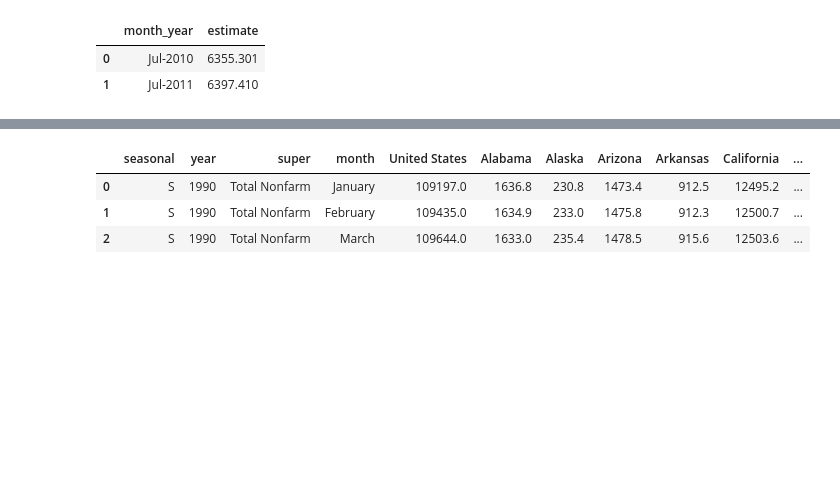
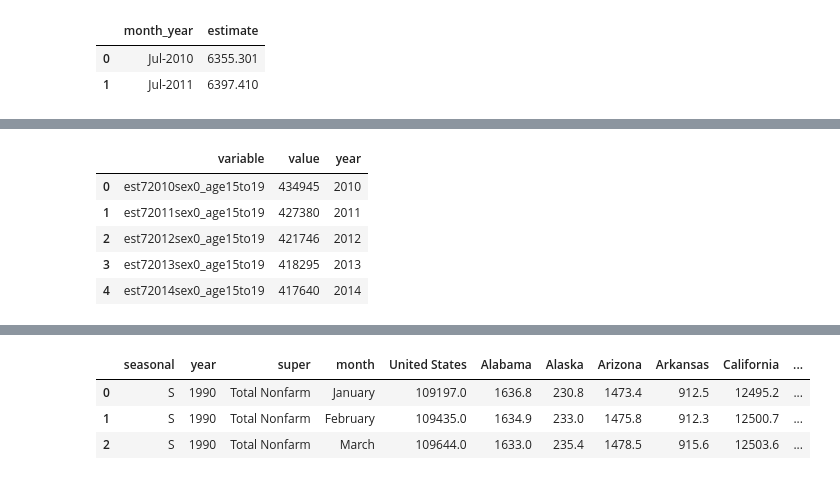
Before and after one commit to nashville-data-nerds/think_tennessee, a Jupyter notebook: notebooks/jobs_vs_population.ipynb, the cells around one changed output, grey strips where cells are left out. Saved outputs shown, nothing was run; the diff lists cells and outputs as text; code cells hidden in the pictures; blank space fills up the shorter version.

```diff
--- a/notebooks/jobs_vs_population.ipynb
+++ b/notebooks/jobs_vs_population.ipynb
@@ -36,0 +54,14 @@ melted_tn_pop.head(2)
+# %%
+cols = pd.read_csv('../data/PEP_2018_PEPAGESEX_metadata.csv', skiprows=2)
+cols.columns = ['name', 'meaning']
+# %%
+def find_columns(col_list):
+    age_list = ['15', '20', '25', '30', '35', '40',
+                '45', '50', '55', '60', '65', '70',
+                '75', '80', '85']
+    col_matches = [ 'sex0_age' + age for age in age_list ]
+    cols_to_keep = [ col for col in col_list if col[8:18] in col_matches ]
+    return cols_to_keep
+# %%
+cols_to_keep = find_columns(list(cols.name))
+cols_to_keep = [col for col in cols_to_keep if col[0:4] == 'est7']
@@ -36,0 +75,11 @@ melted_tn_pop.head(2)
+# %%
+summary_pop_tn = pep2018.melt()
+summary_pop_tn['year'] = summary_pop_tn.variable.str[4:8]
+summary_pop_tn.head()
+# %% [output]
+|  | variable | value | year |
+| 0 | est72010sex0_age15to19 | 434945 | 2010 |
+| 1 | est72011sex0_age15to19 | 427380 | 2011 |
+| 2 | est72012sex0_age15to19 | 421746 | 2012 |
+| 3 | est72013sex0_age15to19 | 418295 | 2013 |
+| 4 | est72014sex0_age15to19 | 417640 | 2014 |
```
Also changed, not shown: parts of 16 cells of this notebook, 1 other file.
